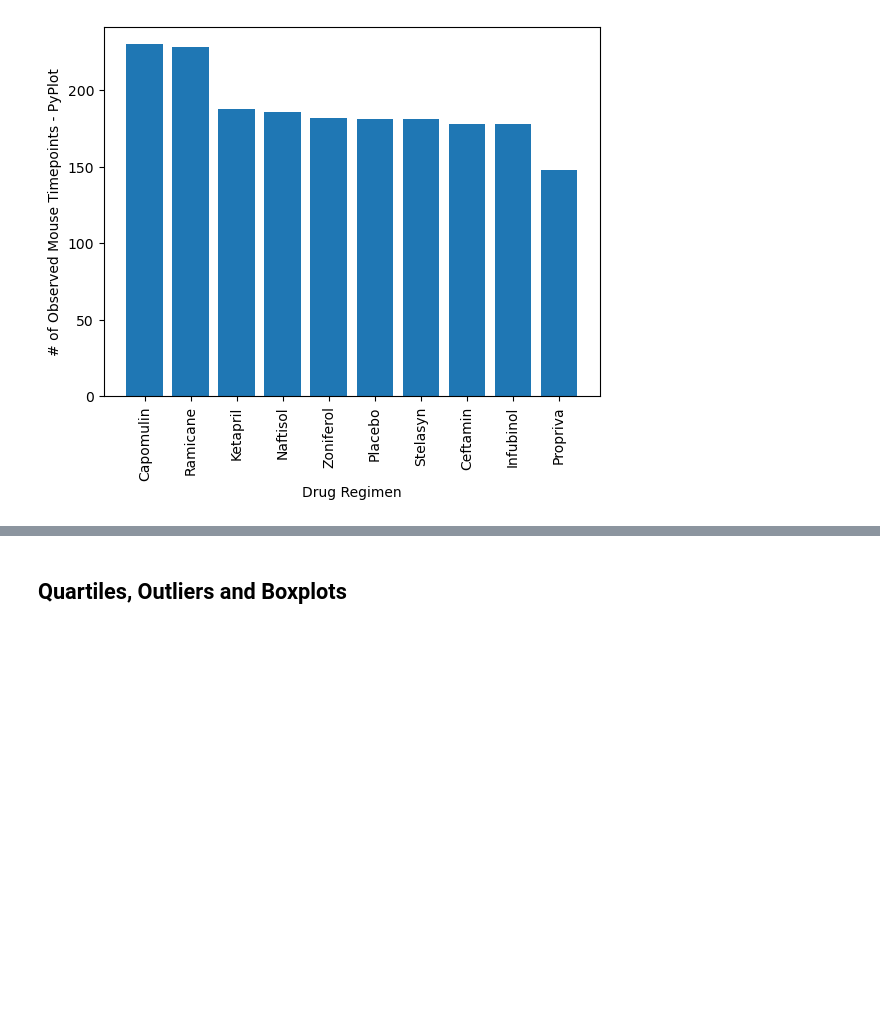
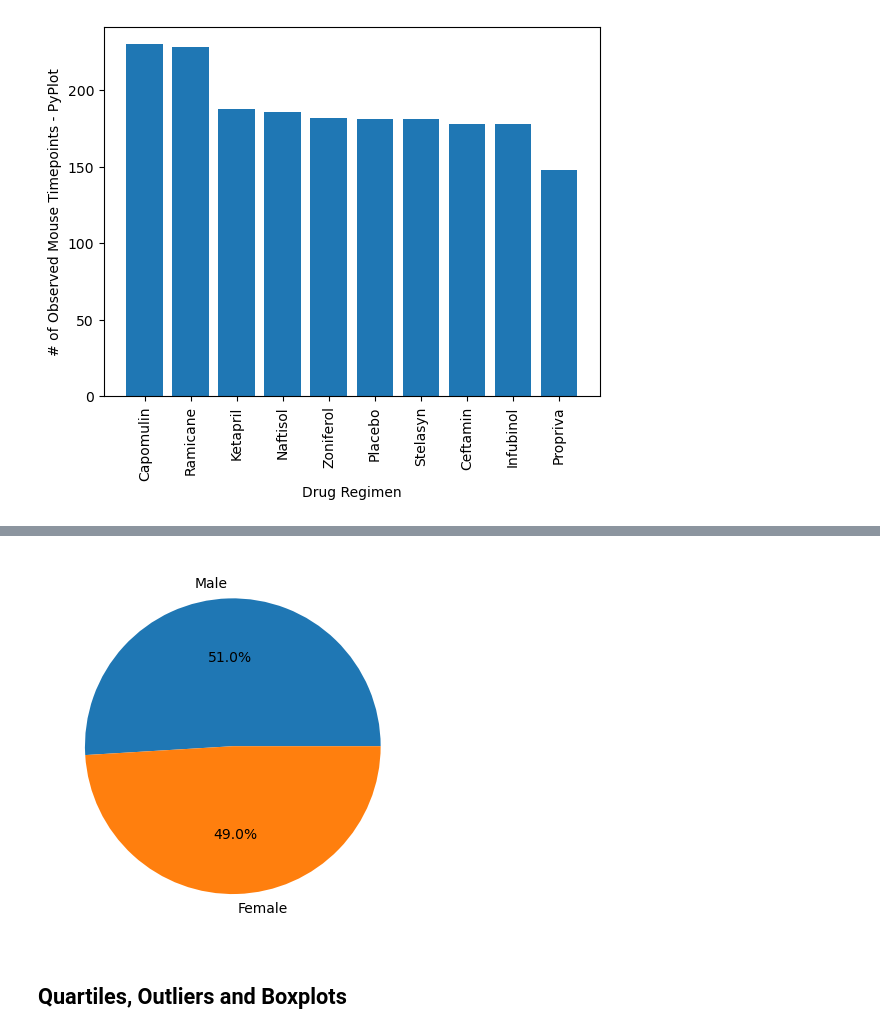
Before and after one commit to rfe123/umn_data_matplotlib_challenge, a Jupyter notebook: Pymaceuticals/pymaceuticals_starter.ipynb, the cells around one changed output, grey strips where cells are left out. Drawn from its saved outputs; the diff is of its cells as text; code cells hidden in the pictures; blank space fills up the shorter version.

```diff
--- a/Pymaceuticals/pymaceuticals_starter.ipynb
+++ b/Pymaceuticals/pymaceuticals_starter.ipynb
@@ -178,9 +174,12 @@ Female       922
 # %%
 # Generate a pie plot showing the distribution of female versus male mice using pyplot
-x_axis = np.arange(len(pie_df['Mouse ID']))
-tick_locations = [x for x in pie_df['Mouse ID']]
-
-plt.pie(x_axis)
+new_df = pie_df.reset_index()
+labels = [x for x in new_df['Sex']]
+counts = [x for x in new_df['Mouse ID']]
+plt.pie(counts, labels=labels, autopct="%1.1f%%")
+plt.show()
+# %% [output]
+[figure, added]
 # %% [markdown]
 ## Quartiles, Outliers and Boxplots
 # %%
```
Also changed, not shown: parts of 9 cells of this notebook.
